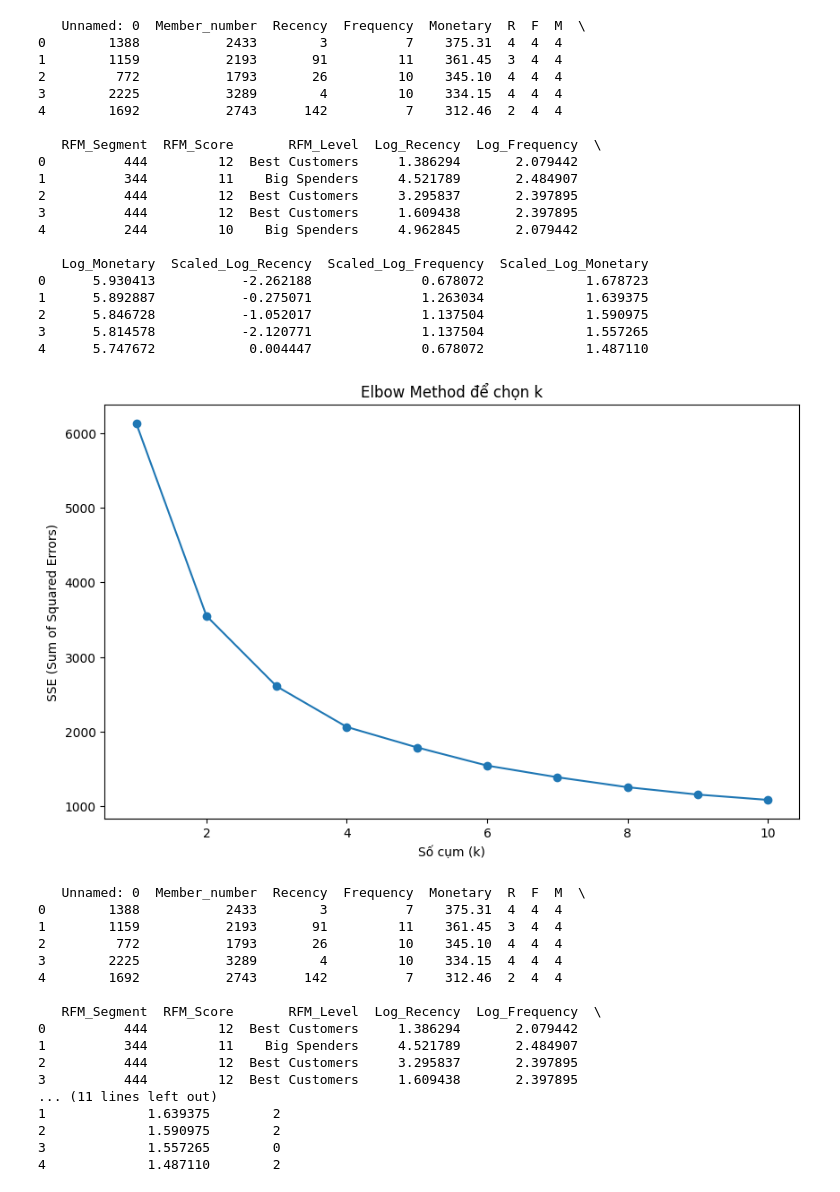
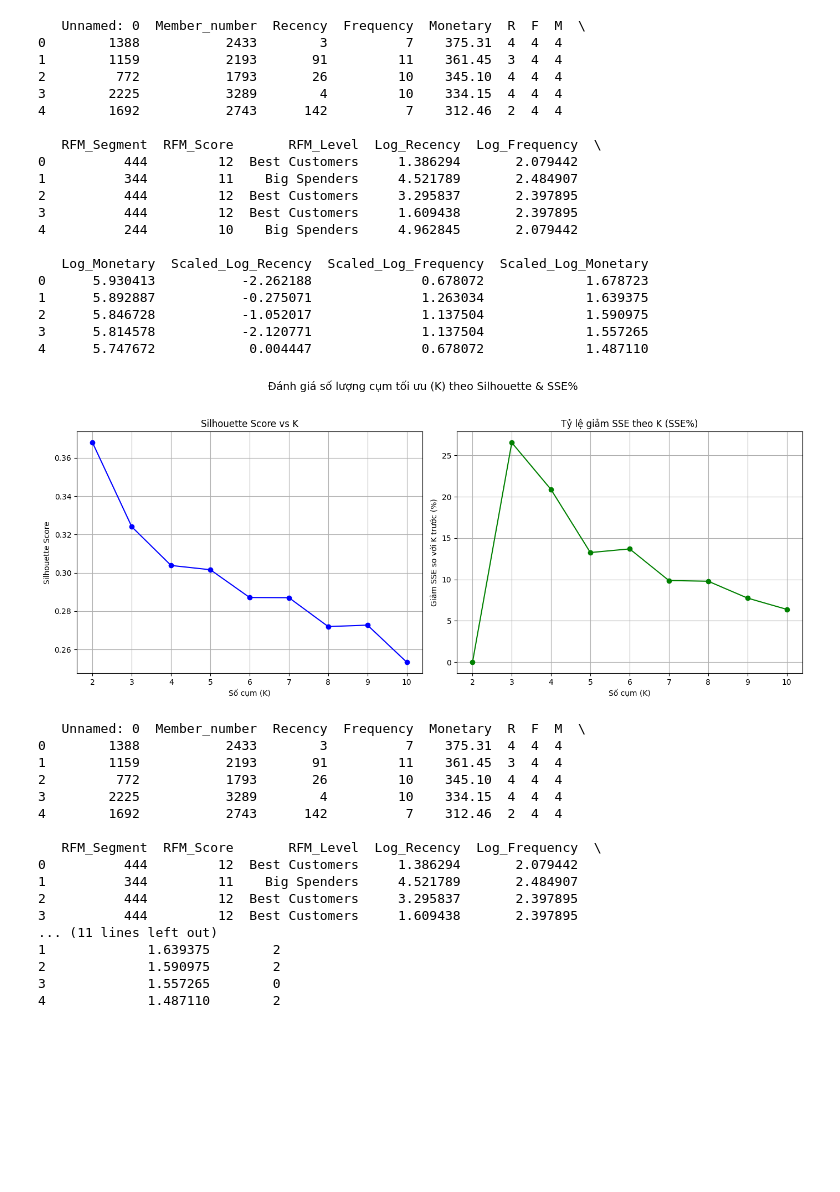
Before and after one commit to minniecao1991/customer_segmentation, a Jupyter notebook: Kmeans_RFM.ipynb, the cells around one changed output. Cells and saved outputs as stored; diff of their text form; code cells hidden in the pictures; blank space fills up the shorter version.

```diff
--- a/Kmeans_RFM.ipynb
+++ b/Kmeans_RFM.ipynb
@@ -55,8 +55,7 @@ rfm_df['Log_Frequency'] = np.log1p(rfm_df['Frequency'])
 rfm_df['Log_Monetary'] = np.log1p(rfm_df['Monetary'])
 
 scaler = RobustScaler()
-rfm_df[['Scaled_Log_Recency', 'Scaled_Log_Frequency', 'Scaled_Log_Monetary']] = scaler.fit_transform(
-    rfm_df[['Log_Recency', 'Log_Frequency', 'Log_Monetary']])
+rfm_df[['Scaled_Log_Recency', 'Scaled_Log_Frequency', 'Scaled_Log_Monetary']] = scaler.fit_transform(rfm_df[['Log_Recency', 'Log_Frequency', 'Log_Monetary']])
 # %%
 print(rfm_df.head())
 # %% [output]
@@ -80,27 +79,56 @@ print(rfm_df.head())
 2      5.846728           -1.052017              1.137504             1.590975
 3      5.814578           -2.120771              1.137504             1.557265
 4      5.747672            0.004447              0.678072             1.487110
-# %%
-# Elbow Method để chọn k
-X = rfm_df[['Scaled_Log_Recency', 'Scaled_Log_Frequency', 'Scaled_Log_Monetary']]
-
-# Danh sách chứa SSE cho mỗi giá trị k
-sse = {}
-
-# Chạy KMeans cho các giá trị k từ 1 đến 10
-for k in range(1, 11):
-    kmeans = KMeans(n_clusters=k, random_state=42)
-    kmeans.fit(X)
-    sse[k] = kmeans.inertia_
-# %%
-plt.figure(figsize=(10, 6))
-plt.plot(list(sse.keys()), list(sse.values()), marker='o')
-plt.xlabel('Số cụm (k)')
-plt.ylabel('SSE (Sum of Squared Errors)')
-plt.title('Elbow Method để chọn k')
-plt.show()
-# %% [output]
-[figure, removed]
+# %%
+# Elbow Method để chọn k
+X = rfm_df[['Scaled_Log_Recency', 'Scaled_Log_Frequency', 'Scaled_Log_Monetary']]
+
+range_n_clusters = range(2, 11)
+silhouette_avg_list = []
+sse_list = []
+
+for n_clusters in range_n_clusters:
+    kmeans = KMeans(n_clusters=n_clusters, random_state=42, n_init=10)
+    cluster_labels = kmeans.fit_predict(X)
+
+    # Silhouette Score
+    silhouette_avg = silhouette_score(X, cluster_labels)
+    silhouette_avg_list.append(silhouette_avg)
+
+    # SSE
+    sse = kmeans.inertia_
+    sse_list.append(sse)
+
+# Tính SSE%
+sse_percent_drop = [0]  # Phần trăm giảm đầu tiên = 0
+for i in range(1, len(sse_list)):
+    drop = ((sse_list[i-1] - sse_list[i]) / sse_list[i-1]) * 100
+    sse_percent_drop.append(drop)
+
+# 🎨 Vẽ 2 biểu đồ cạnh nhau
+fig, axes = plt.subplots(1, 2, figsize=(14, 6))
+
+# Biểu đồ Silhouette
+axes[0].plot(range_n_clusters, silhouette_avg_list, 'o-', color='blue')
+axes[0].set_title('Silhouette Score vs K')
+axes[0].set_xlabel('Số cụm (K)')
+axes[0].set_ylabel('Silhouette Score')
+axes[0].grid(True)
+axes[0].set_xticks(range_n_clusters)
+
+# Biểu đồ SSE%
+axes[1].plot(range_n_clusters, sse_percent_drop, 'o-', color='green')
+axes[1].set_title('Tỷ lệ giảm SSE theo K (SSE%)')
+axes[1].set_xlabel('Số cụm (K)')
+axes[1].set_ylabel('Giảm SSE so với K trước (%)')
+axes[1].grid(True)
+axes[1].set_xticks(range_n_clusters)
+
+plt.suptitle('Đánh giá số lượng cụm tối ưu (K) theo Silhouette & SSE%', fontsize=14)
+plt.tight_layout(rect=[0, 0, 1, 0.95])
+plt.show()
+# %% [output]
+[figure, added]
 # %%
 from sklearn.cluster import KMeans
 
```
Also changed, not shown: parts of 16 cells of this notebook, 1 other file.
